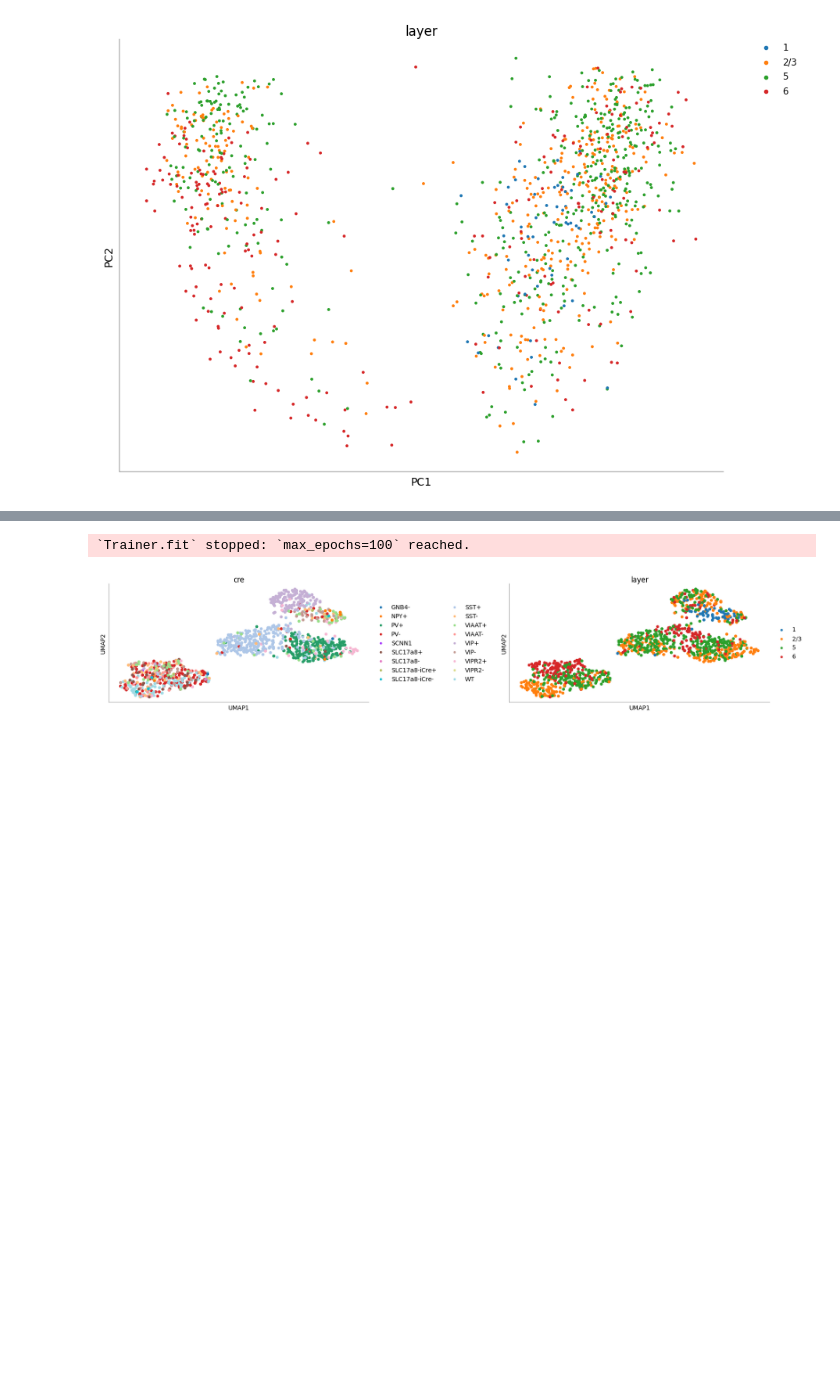
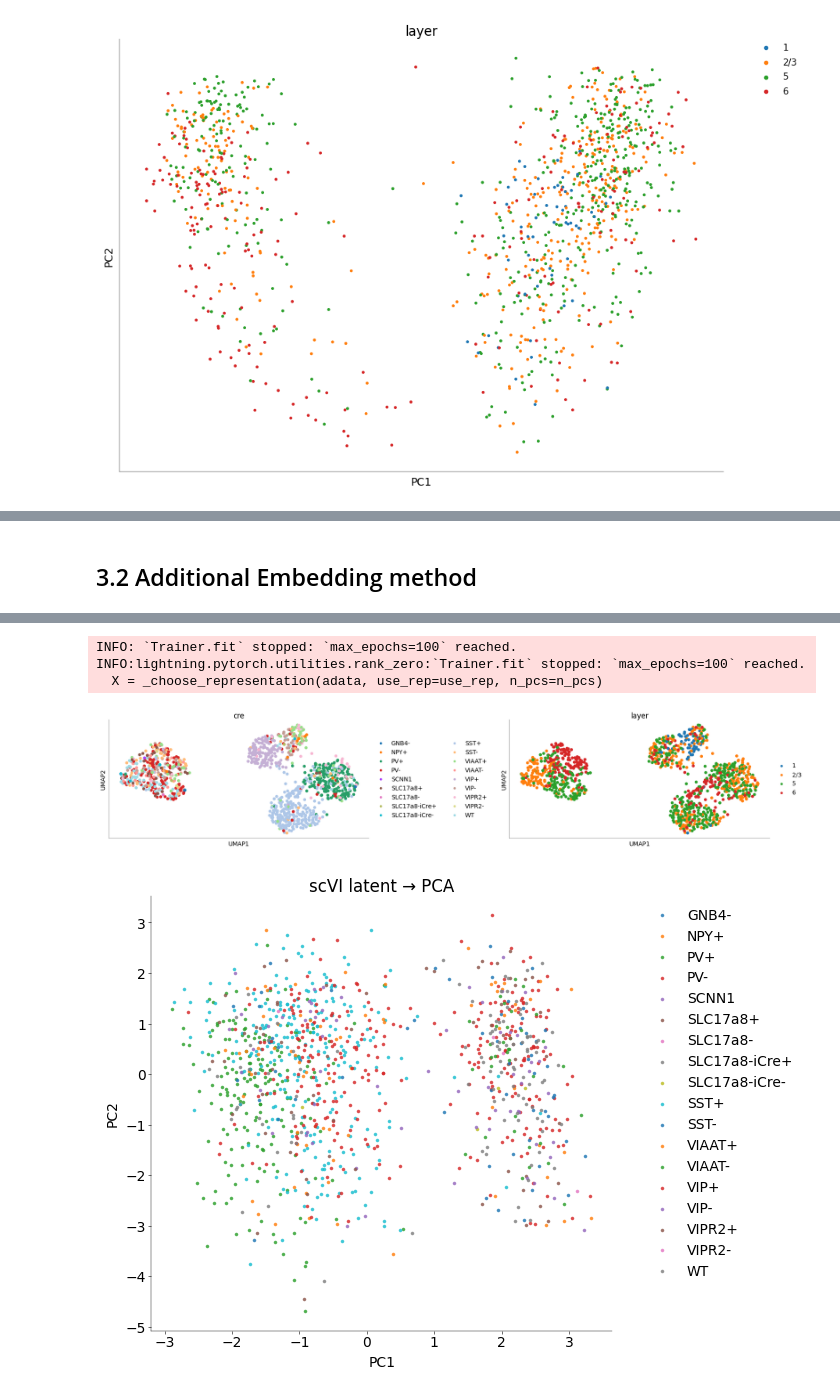
Before and after one commit to JuliusGrote/NDS_2025, a Jupyter notebook: notebooks/practical03.ipynb, the cells around one changed output, grey strips where cells are left out. Cells and saved outputs as stored; diff of their text form; code cells hidden in the pictures; blank space fills up the shorter version.

```diff
--- a/notebooks/practical03.ipynb
+++ b/notebooks/practical03.ipynb
@@ -1141,7 +1152,9 @@ for n_genes in n_genes_list:
 # %% [markdown]
 ### Unsupervised clustering and dimension reduction
 # %%
-import scanpy as sc
+# top 200 HVGs
+top200 = np.argsort(gene_vars)[-200:]
+hvg_mat = log_cpm[:, top200]
 
 cells_filt = cells[exclude_low_quality]
 cre_filt = cre[exclude_low_quality]
@@ -1152,7 +1165,7 @@ cre_filt = cre_filt[keep_cells]
 layers_filt = layers_filt[keep_cells]
 
 adata = sc.AnnData(
-    X=mat_hvg, obs=pd.DataFrame({"cre": cre_filt, "layer": layers_filt})
+    X=hvg_mat, obs=pd.DataFrame({"cre": cre_filt, "layer": layers_filt})
 )
 
 
@@ -1190,31 +1303,68 @@ for lb in labels:
+# %% [markdown]
+## 3.2 Additional Embedding method
 # %%
+# Latent embedding by VAE
 import scvi
+import warnings
 
-adata = sc.AnnData(
-    X=mat_hvg, obs=dict(cell=cells_filt, cre=cre_filt, layer=layers_filt)
+adata_latent = sc.AnnData(
+    X=hvg_mat, obs=dict(cell=cells_filt, cre=cre_filt, layer=layers_filt)
 )
 
-adata.obs["library_size"] = adata.X.sum(axis=1).astype(float)
+adata_latent.obs["library_size"] = adata.X.sum(axis=1).astype(float)
 scvi.model.SCVI.setup_anndata(
-    adata,
+    adata_latent,
     batch_key=None,
-    labels_key=None,  # if you have any cell‐type labels
+    labels_key=None,
     continuous_covariate_keys=["library_size"],
 )
 
 # Instantiate & train the model
-model = scvi.model.SCVI(adata, n_latent=20)
+model = scvi.model.SCVI(adata_latent, n_latent=20)
+warnings.filterwarnings(
+    "ignore",
+    message="The value argument must be within the support of the distribution",
+)
 model.train(max_epochs=100)
 
-# 5) Extract:
-#   • latent embedding for downstream (neighbors, UMAP, clustering)
-adata.obsm["X_scVI"] = model.get_latent_representation()
+# latent embedding for downstream (neighbors, UMAP, clustering)
+adata_latent.obsm["X_scVI"] = model.get_latent_representation()
 
 # normalized, denoised expression matrix
 norm_exp = model.get_normalized_expression()
 
-# Visualize
-sc.pp.neighbors(adata, use_rep="X_scVI")
-sc.tl.umap(adata)
-sc.pl.umap(adata, color=["cre", "layer"], wspace=0.4)
+# t-SNE
+sc.tl.tsne(adata_latent)
+
+# Visualize UMAP
+sc.pp.neighbors(adata_latent, use_rep="X_scVI")
+sc.tl.umap(adata_latent)
+sc.pl.umap(adata_latent, color=["cre", "layer"], wspace=0.4)
+
+Z = adata_latent.obsm["X_scVI"]
+
+# visualize PCA
+pca = PCA(n_components=2)
+pcs = pca.fit_transform(Z)
+
+# scatter
+plt.figure(figsize=(7, 5))
+for grp in np.unique(adata_latent.obs["cre"]):
+    mask = adata_latent.obs["cre"] == grp
+    plt.scatter(pcs[mask, 0], pcs[mask, 1], label=grp, s=10, alpha=0.7)
+plt.legend(bbox_to_anchor=(1.05, 1), loc="upper left")
+plt.xlabel("PC1")
+plt.ylabel("PC2")
+plt.title("scVI latent → PCA")
+plt.show()
+
+plt.figure(figsize=(6, 5))
+for grp in np.unique(adata_latent.obs["layer"]):
+    mask = adata_latent.obs["layer"] == grp
+    plt.scatter(pcs[mask, 0], pcs[mask, 1], label=grp, s=10, alpha=0.7)
+plt.legend(bbox_to_anchor=(1.05, 1), loc="upper left")
+plt.xlabel("PC1")
+plt.ylabel("PC2")
+plt.title("scVI latent → PCA")
+plt.show()
 # %% [output]
@@ -1224,5 +1377,8 @@ HPU available: False, using: 0 HPUs
 /Users/admin/miniforge3/envs/nds_env/lib/python3.10/site-packages/lightning/pytorch/trainer/setup.py:177: GPU available but not used. You can set it by doing `Trainer(accelerator='gpu')`.
 /Users/admin/miniforge3/envs/nds_env/lib/python3.10/site-packages/lightning/pytorch/trainer/connectors/data_connector.py:425: The 'train_dataloader' does not have many workers which may be a bottlenec ...
 /Users/admin/miniforge3/envs/nds_env/lib/python3.10/site-packages/lightning/pytorch/loops/fit_loop.py:310: The number of training batches (9) is smaller than the logging interval Trainer(log_every_n_s ...
-`Trainer.fit` stopped: `max_epochs=100` reached.
+INFO: `Trainer.fit` stopped: `max_epochs=100` reached.
+INFO:lightning.pytorch.utilities.rank_zero:`Trainer.fit` stopped: `max_epochs=100` reached.
+  X = _choose_representation(adata, use_rep=use_rep, n_pcs=n_pcs)
-[figure, old version]
+[figure, new version]
+[figure, added]
```
Also changed, not shown: parts of 20 cells of this notebook.
